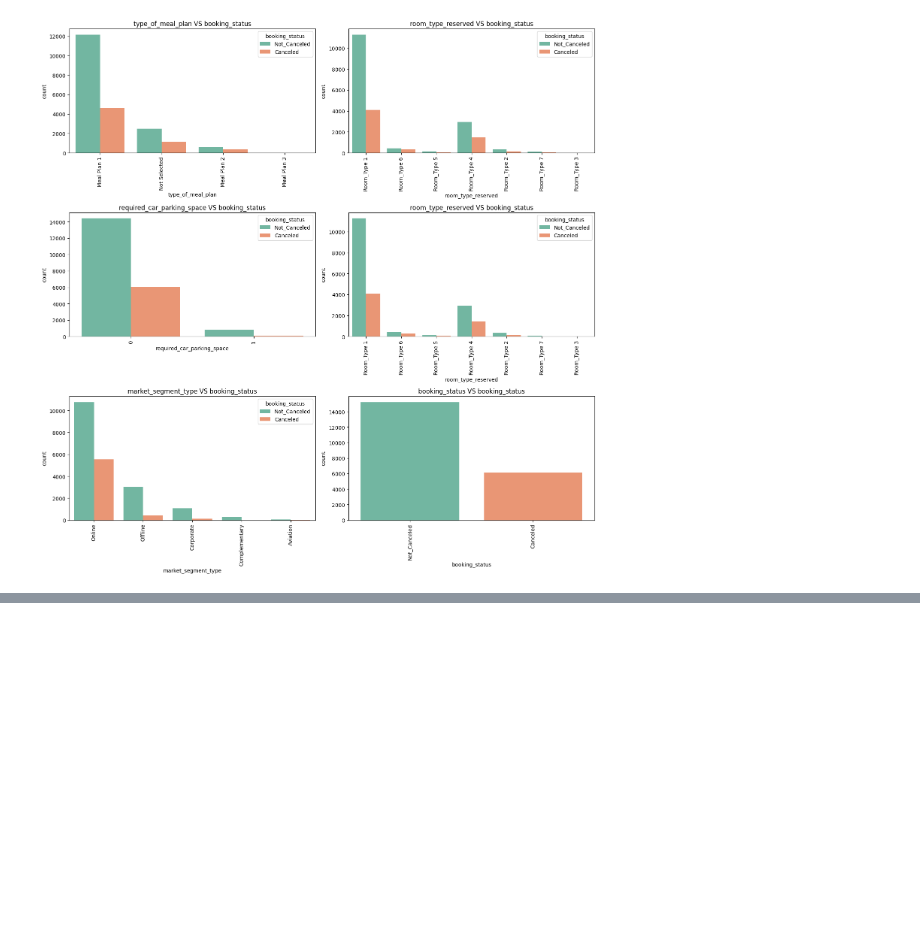
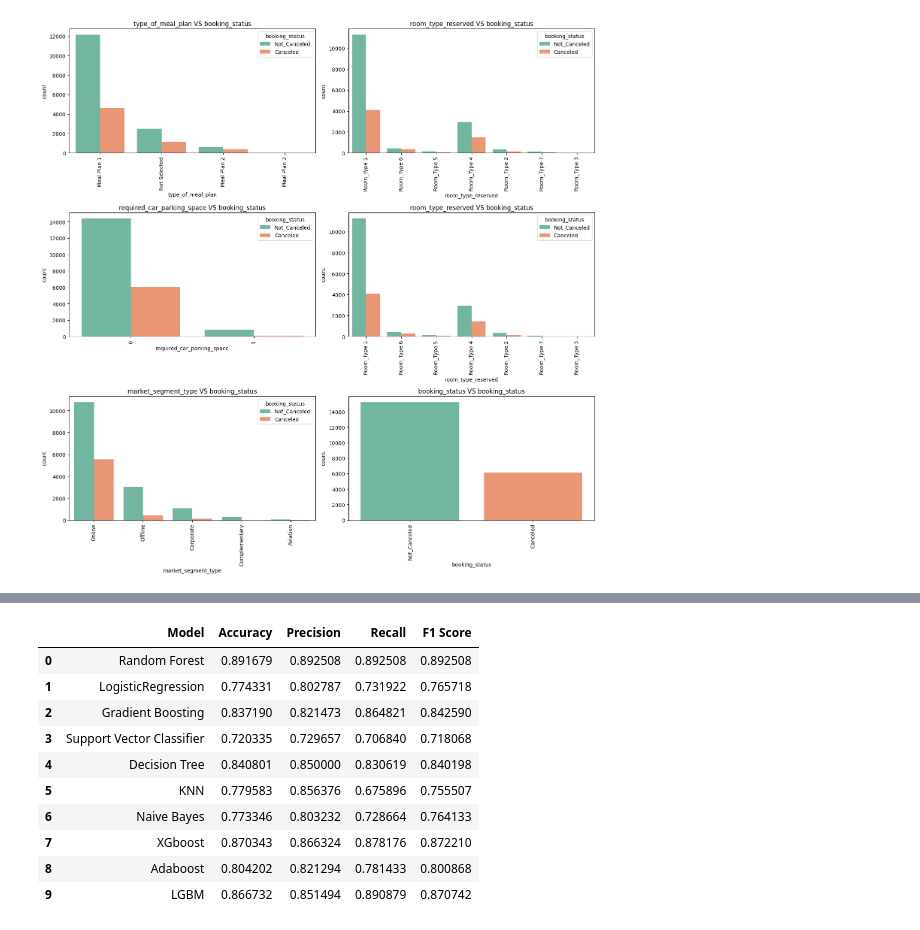
Before and after one commit to jimmymuthoni/mlops_projects, a Jupyter notebook: Hotel Reservation Prediction/notebook/experiments.ipynb, the cells around one changed output, grey strips where cells are left out. Cells and saved outputs as stored; diff of their text form; code cells hidden in the pictures; blank space fills up the shorter version.

```diff
--- a/Hotel Reservation Prediction/notebook/experiments.ipynb
+++ b/Hotel Reservation Prediction/notebook/experiments.ipynb
@@ -202,0 +559,40 @@ plot_bivariate_cat(data, 'booking_status', cat_columns)
+# %%
+X_train, X_test, y_train, y_test = train_test_split(X, y, test_size=0.2, random_state=42)
+# %%
+classifiers = {
+    "Random Forest": RandomForestClassifier(random_state=42),
+    "LogisticRegression": LogisticRegression(random_state=42),
+    "Gradient Boosting": GradientBoostingClassifier(random_state=42),
+    "Support Vector Classifier": SVC(random_state=42),
+    "Decision Tree": DecisionTreeClassifier(random_state=42),
+    "KNN": KNeighborsClassifier(),
+    "Naive Bayes": GaussianNB(),
+    "XGboost": XGBClassifier(random_state=42),
+    "Adaboost": AdaBoostClassifier(random_state=42),
+    "LGBM": LGBMClassifier(random_state=42)
+
+}
+# %%
+metrics = {
+    "Model": [],
+    "Accuracy": [],
+    "Precision": [],
+    "Recall": [],
+    "F1 Score": []
+}
+# %%
+for model_name,classifier in classifiers.items():
+    classifier.fit(X_train, y_train)
+
+    y_pred = classifier.predict(X_test)
+
+    accuracy = accuracy_score(y_test, y_pred)
+    precision = precision_score(y_test, y_pred)
+    recall = recall_score(y_test, y_pred)
+    f1 = f1_score(y_test, y_pred)
+
+    metrics['Model'].append(model_name)
+    metrics['Accuracy'].append(accuracy)
+    metrics['Precision'].append(precision)
+    metrics['Recall'].append(recall)
+    metrics['F1 Score'].append(f1)
@@ -202,0 +608,15 @@ plot_bivariate_cat(data, 'booking_status', cat_columns)
+# %%
+metrics_df = pd.DataFrame(metrics)
+metrics_df
+# %% [output]
+|  | Model | Accuracy | Precision | Recall | F1 Score |
+| 0 | Random Forest | 0.891679 | 0.892508 | 0.892508 | 0.892508 |
+| 1 | LogisticRegression | 0.774331 | 0.802787 | 0.731922 | 0.765718 |
+| 2 | Gradient Boosting | 0.837190 | 0.821473 | 0.864821 | 0.842590 |
+| 3 | Support Vector Classifier | 0.720335 | 0.729657 | 0.706840 | 0.718068 |
+| 4 | Decision Tree | 0.840801 | 0.850000 | 0.830619 | 0.840198 |
+| 5 | KNN | 0.779583 | 0.856376 | 0.675896 | 0.755507 |
+| 6 | Naive Bayes | 0.773346 | 0.803232 | 0.728664 | 0.764133 |
+| 7 | XGboost | 0.870343 | 0.866324 | 0.878176 | 0.872210 |
+| 8 | Adaboost | 0.804202 | 0.821294 | 0.781433 | 0.800868 |
+| 9 | LGBM | 0.866732 | 0.851494 | 0.890879 | 0.870742 |
```
Also changed, not shown: parts of 63 cells of this notebook.
